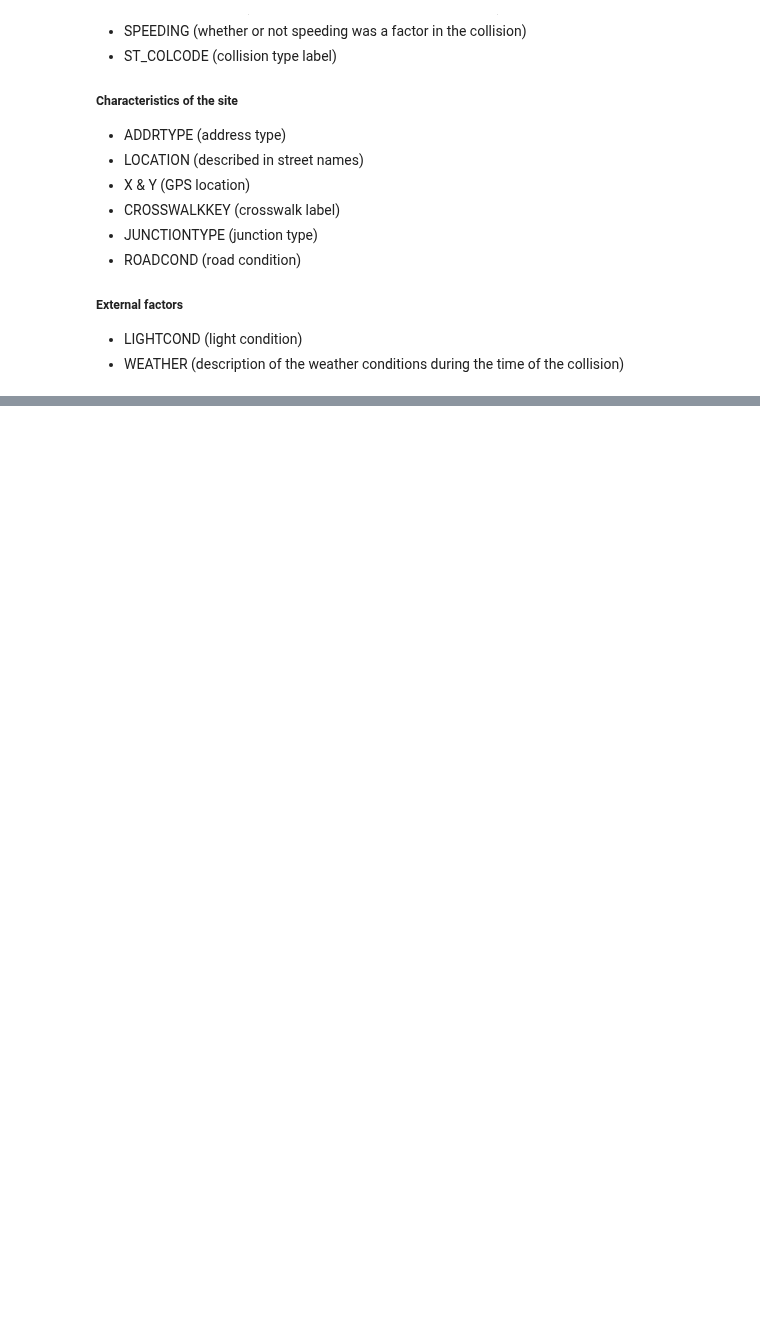
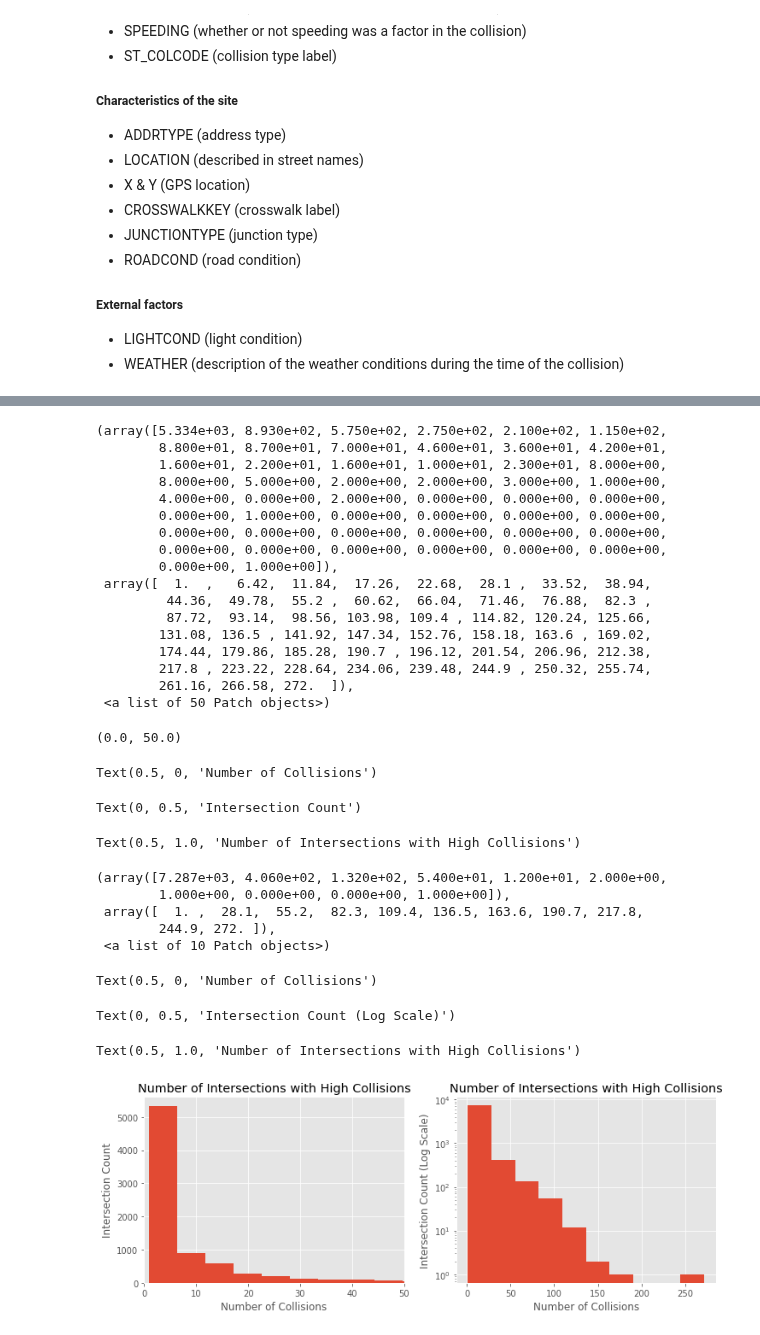
Before and after one commit to DataCircles/traffic_collisions_ml_team1, a Jupyter notebook: notebooks/data_report.ipynb, the cells around one changed output, grey strips where cells are left out. Saved outputs shown, nothing was run; the diff lists cells and outputs as text; code cells hidden in the pictures; blank space fills up the shorter version.

```diff
--- a/notebooks/data_report.ipynb
+++ b/notebooks/data_report.ipynb
@@ -283,0 +345,48 @@ pct_null = (collisions.isna().sum()/collisions.shape[0]).plot(kind='bar',
+# %%
+## Look at collision count at specific intersections
+n_coll_intersect = collisions.groupby(by='INTKEY').count().sort_values(by='OBJECTID', ascending=False)
+
+fig, axes = plt.subplots(1, 2, figsize=(12,4))
+ax = axes[0]
+ax.hist(n_coll_intersect['OBJECTID'], bins=50)
+ax.set_xlim(0,50)
+ax.set_xlabel('Number of Collisions')
+ax.set_ylabel('Intersection Count')
+ax.set_title("Number of Intersections with High Collisions")
+
+ax = axes[1]
+ax.hist(n_coll_intersect['OBJECTID'], bins=10, log=True)
+ax.set_xlabel('Number of Collisions')
+ax.set_ylabel('Intersection Count (Log Scale)')
+ax.set_title("Number of Intersections with High Collisions")
+# %% [output]
+(array([5.334e+03, 8.930e+02, 5.750e+02, 2.750e+02, 2.100e+02, 1.150e+02,
+        8.800e+01, 8.700e+01, 7.000e+01, 4.600e+01, 3.600e+01, 4.200e+01,
+        1.600e+01, 2.200e+01, 1.600e+01, 1.000e+01, 2.300e+01, 8.000e+00,
+        8.000e+00, 5.000e+00, 2.000e+00, 2.000e+00, 3.000e+00, 1.000e+00,
+        4.000e+00, 0.000e+00, 2.000e+00, 0.000e+00, 0.000e+00, 0.000e+00,
+        0.000e+00, 1.000e+00, 0.000e+00, 0.000e+00, 0.000e+00, 0.000e+00,
+        0.000e+00, 0.000e+00, 0.000e+00, 0.000e+00, 0.000e+00, 0.000e+00,
+        0.000e+00, 0.000e+00, 0.000e+00, 0.000e+00, 0.000e+00, 0.000e+00,
+        0.000e+00, 1.000e+00]),
+ array([  1.  ,   6.42,  11.84,  17.26,  22.68,  28.1 ,  33.52,  38.94,
+         44.36,  49.78,  55.2 ,  60.62,  66.04,  71.46,  76.88,  82.3 ,
+         87.72,  93.14,  98.56, 103.98, 109.4 , 114.82, 120.24, 125.66,
+        131.08, 136.5 , 141.92, 147.34, 152.76, 158.18, 163.6 , 169.02,
+        174.44, 179.86, 185.28, 190.7 , 196.12, 201.54, 206.96, 212.38,
+        217.8 , 223.22, 228.64, 234.06, 239.48, 244.9 , 250.32, 255.74,
+        261.16, 266.58, 272.  ]),
+ <a list of 50 Patch objects>)
+(0.0, 50.0)
+Text(0.5, 0, 'Number of Collisions')
+Text(0, 0.5, 'Intersection Count')
+Text(0.5, 1.0, 'Number of Intersections with High Collisions')
+(array([7.287e+03, 4.060e+02, 1.320e+02, 5.400e+01, 1.200e+01, 2.000e+00,
+        1.000e+00, 0.000e+00, 0.000e+00, 1.000e+00]),
+ array([  1. ,  28.1,  55.2,  82.3, 109.4, 136.5, 163.6, 190.7, 217.8,
+        244.9, 272. ]),
+ <a list of 10 Patch objects>)
+Text(0.5, 0, 'Number of Collisions')
+Text(0, 0.5, 'Intersection Count (Log Scale)')
+Text(0.5, 1.0, 'Number of Intersections with High Collisions')
+[figure, added]
```
Also changed, not shown: parts of 11 cells of this notebook, 1 other file.
